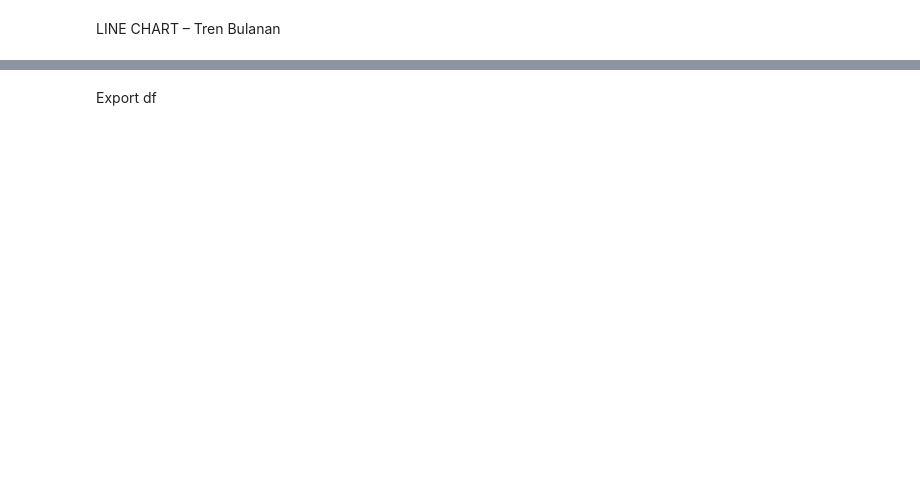
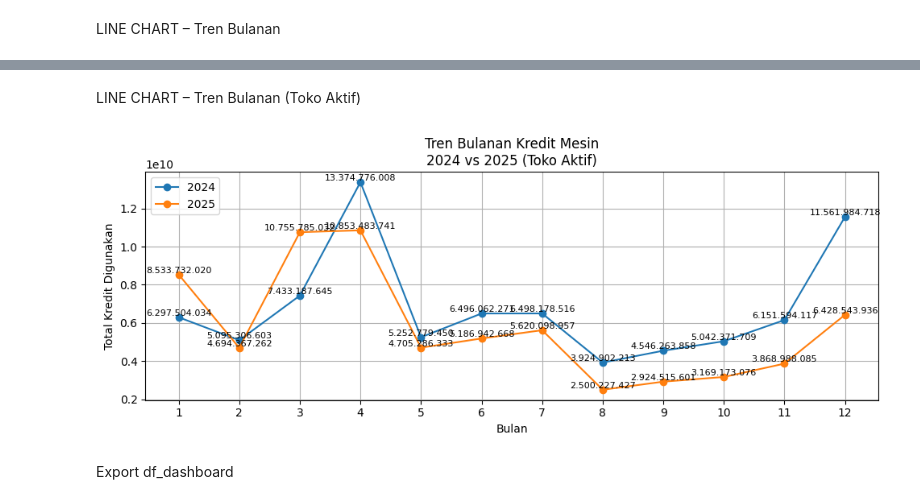
Before and after one commit to operasional-playzone/dashboard-transaksi-kartu, a Jupyter notebook: notebook_mesin.ipynb, the cells around one changed output, grey strips where cells are left out. Saved outputs shown, nothing was run; the diff lists cells and outputs as text; code cells hidden in the pictures; blank space fills up the shorter version.

```diff
--- a/notebook_mesin.ipynb
+++ b/notebook_mesin.ipynb
@@ -1253,2 +1590,46 @@ plt.show()
+# %% [markdown]
+LINE CHART – Tren Bulanan (Toko Aktif)
+# %%
+monthly_trend = (
+    df_dashboard[df_dashboard['Tahun'].isin([2024, 2025])]
+    .groupby(['Tahun', 'Bulan'])['Kredit yg Digunakan']
+    .sum()
+    .reset_index()
+)
+
+plt.figure(figsize=(10,4))
+
+for tahun in [2024, 2025]:
+    data = monthly_trend[monthly_trend['Tahun'] == tahun]
+
+    plt.plot(
+        data['Bulan'],
+        data['Kredit yg Digunakan'],
+        marker='o',
+        label=str(tahun)
+    )
+
+    # Tambahkan label di titik
+    for _, row in data.iterrows():
+        plt.text(
+            row['Bulan'],
+            row['Kredit yg Digunakan'],
+            format_id(row['Kredit yg Digunakan']),
+            fontsize=8,
+            ha='center',
+            va='bottom'
+        )
+
+plt.title("Tren Bulanan Kredit Mesin\n2024 vs 2025 (Toko Aktif)")
+plt.xlabel("Bulan")
+plt.ylabel("Total Kredit Digunakan")
+plt.xticks(range(1,13))
+plt.legend()
+plt.grid(True)
+
+plt.tight_layout()
+plt.show()
+# %% [output]
+[figure, added]
 # %% [markdown]
-Export df
+Export df_dashboard
```
Also changed, not shown: parts of 46 cells of this notebook, 2 other files.
